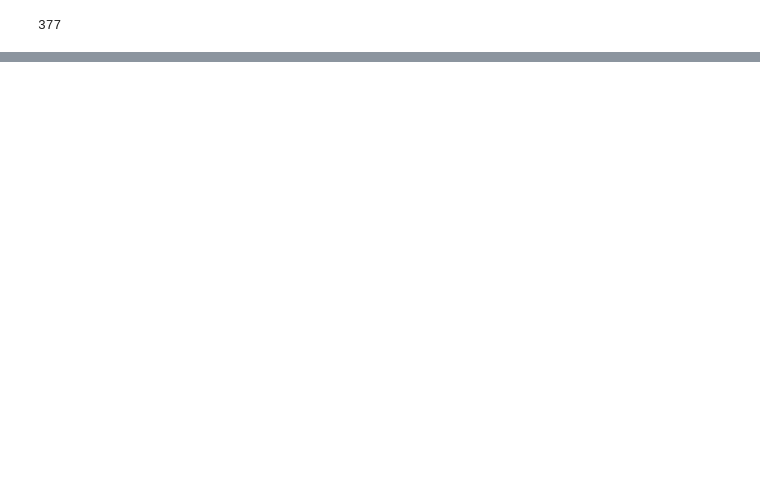
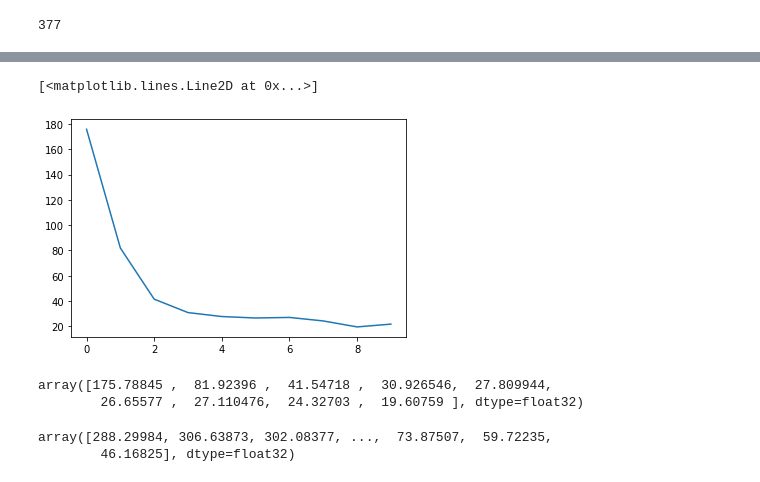
Before and after one commit to Gabriel-Ducrocq/segmentationCryoEM, a Jupyter notebook: Untitled.ipynb, the cells around one changed output, grey strips where cells are left out. Cells and saved outputs as stored; diff of their text form; code cells hidden in the pictures; blank space fills up the shorter version.

```diff
--- a/Untitled.ipynb
+++ b/Untitled.ipynb
@@ -45,0 +58,16 @@ array([1133.     ,  376.99997], dtype=float32)
+# %%
+plt.plot(losses_test[:])
+#plt.plot(losses_train[::500]*1000)
+# %% [output]
+[<matplotlib.lines.Line2D at 0x...>]
+[figure, added]
+# %%
+losses_test
+# %% [output]
+array([175.78845 ,  81.92396 ,  41.54718 ,  30.926546,  27.809944,
+        26.65577 ,  27.110476,  24.32703 ,  19.60759 ], dtype=float32)
+# %%
+losses_train[:]*1000
+# %% [output]
+array([288.29984, 306.63873, 302.08377, ...,  73.87507,  59.72235,
+        46.16825], dtype=float32)
```
Also changed, not shown: parts of 11 cells of this notebook, 3 other files.
